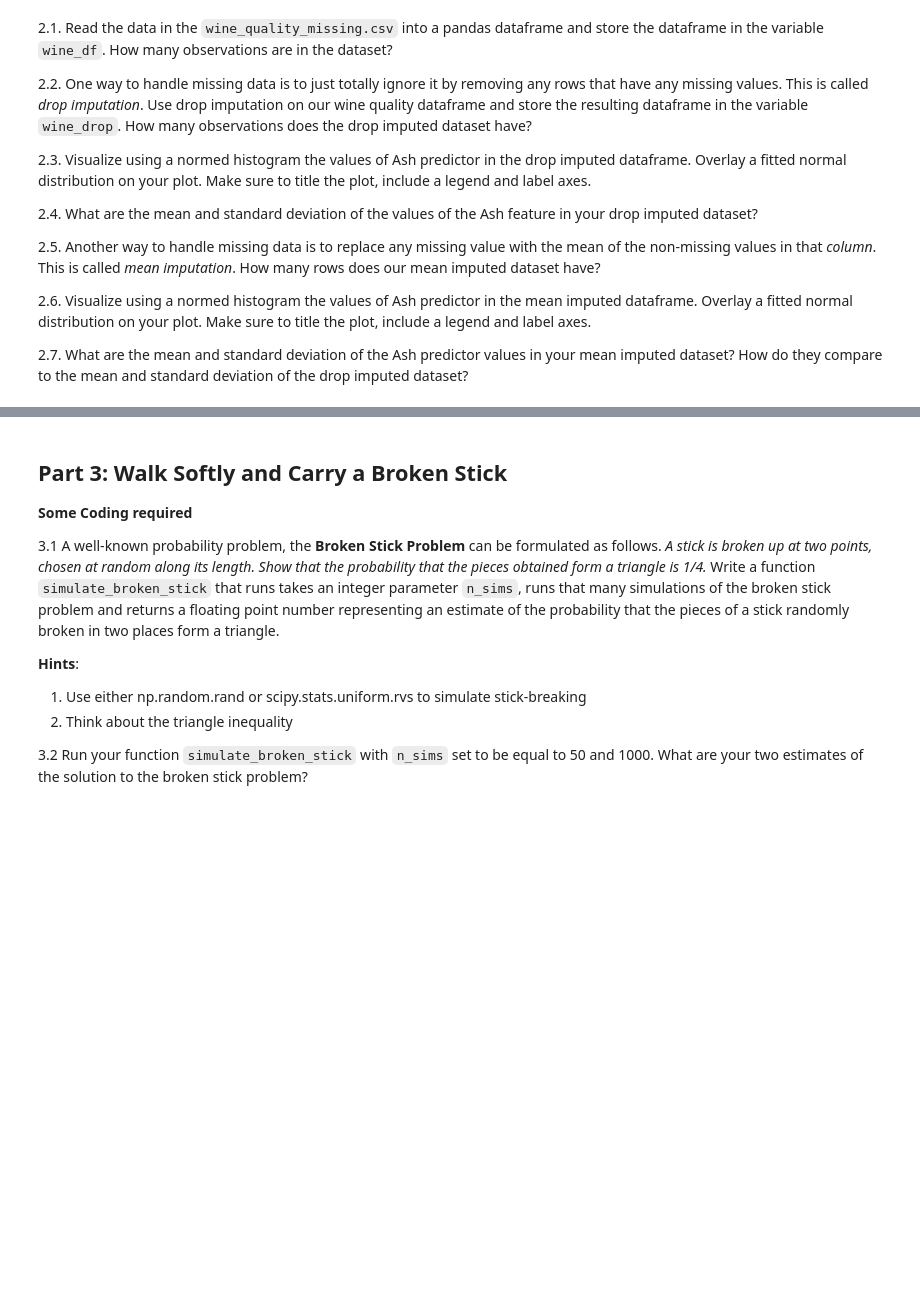
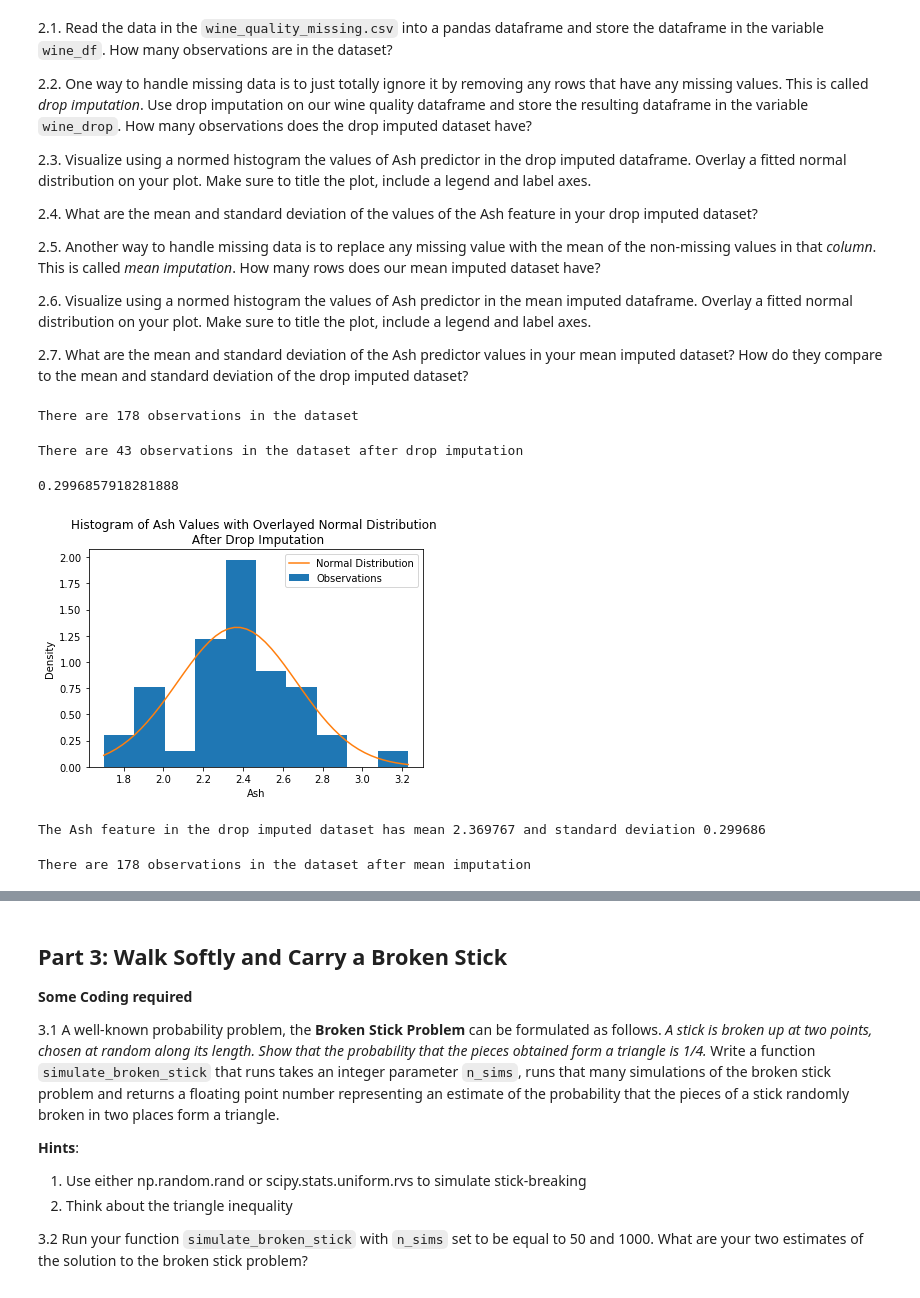
Before and after one commit to JoshFeldman95/2018fall, a Jupyter notebook: homeworks/AM207_HW1_working.ipynb, the cells around one changed output, grey strips where cells are left out. Drawn from its saved outputs; the diff is of its cells as text; code cells hidden in the pictures; blank space fills up the shorter version.

```diff
--- a/homeworks/AM207_HW1_working.ipynb
+++ b/homeworks/AM207_HW1_working.ipynb
@@ -178,3 +178,49 @@ Missing data is a very important topic in statistics and machine learning and we
 2.6. Visualize using a normed histogram the values of Ash predictor in the mean imputed dataframe.  Overlay a fitted normal distribution on your plot.  Make sure to title the plot, include a legend and label axes.
 
 2.7. What are the mean and standard deviation of the Ash predictor values in your mean imputed dataset?  How do they compare to the mean and standard deviation of the drop imputed dataset?
+# %%
+wine_df = pd.read_csv("wine_quality_missing.csv")
+print("There are %i observations in the dataset" % len(wine_df))
+# %% [output]
+There are 178 observations in the dataset
+# %%
+wine_drop = wine_df.dropna()
+print("There are %i observations in the dataset after drop imputation" % len(wine_drop))
+# %% [output]
+There are 43 observations in the dataset after drop imputation
+# %%
+np.std(wine_drop["Ash"])
+# %% [output]
+0.2996857918281888
+# %%
+from scipy.stats import norm
+#plot histogram
+plt.hist(wine_drop["Ash"], density=True, label = "Observations")
+
+#fit normal dist
+m_drop, s_drop = norm.fit(wine_drop["Ash"])
+
+#plot normal dist
+x_values = np.linspace(min(wine_drop["Ash"]), max(wine_drop["Ash"]), 50)
+p = norm.pdf(x_values, m_drop, s_drop)
+plt.plot(x_values, p, label = "Normal Distribution")
+
+#format figure
+plt.xlabel("Ash")
+plt.ylabel("Density")
+plt.title("Histogram of Ash Values with Overlayed Normal Distribution \n After Drop Imputation")
+plt.legend()
+plt.show()
+# %% [output]
+[figure, added]
+# %%
+print("The Ash feature in the drop imputed dataset has mean %f and standard deviation %f" % (m_drop, s_drop))
+# %% [output]
+The Ash feature in the drop imputed dataset has mean 2.369767 and standard deviation 0.299686
+# %%
+wine_mean = wine_df.copy()
+for clm in wine_df:
+    wine_mean[clm] = wine_mean[clm].fillna(np.mean(wine_mean[clm]))
+print("There are %i observations in the dataset after mean imputation" % len(wine_mean))
+# %% [output]
+There are 178 observations in the dataset after mean imputation
```
Also changed, not shown: parts of 2 cells of this notebook.
